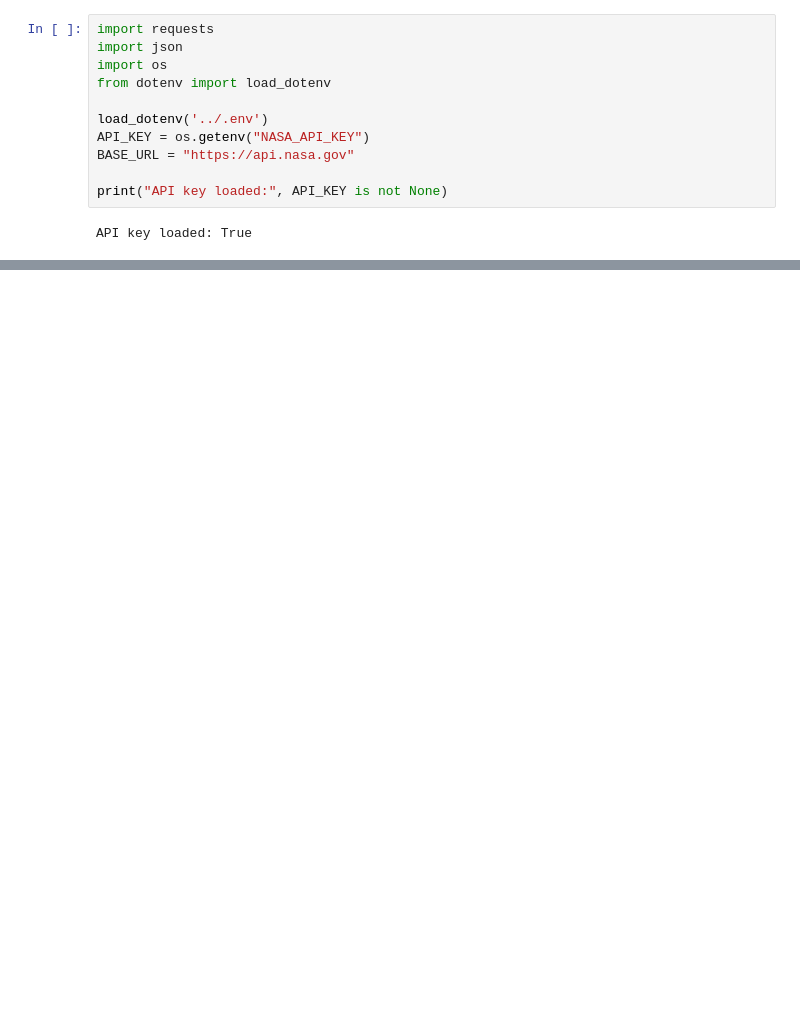
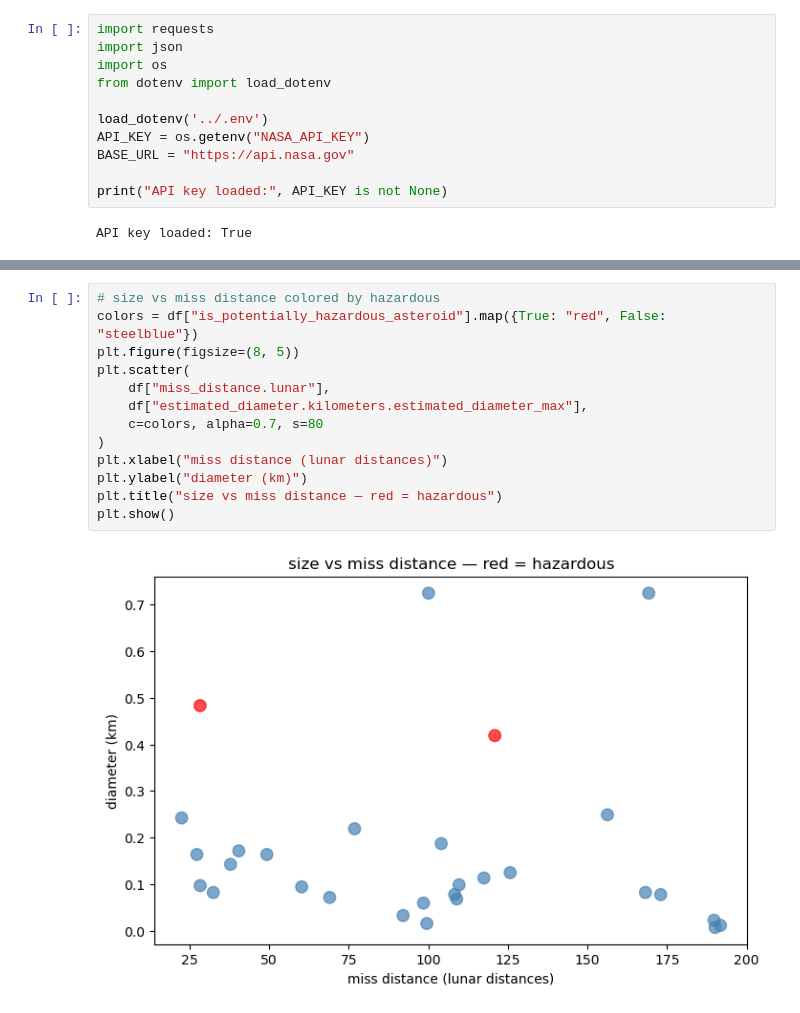
Before and after one commit to cvhuynh1777/nasa-data-lakehouse, a Jupyter notebook: notebooks/neo/01_neo_discovery.ipynb, the cells around one changed output, grey strips where cells are left out. Saved outputs shown, nothing was run; the diff lists cells and outputs as text; blank space fills up the shorter version.

```diff
--- a/notebooks/neo/01_neo_discovery.ipynb
+++ b/notebooks/neo/01_neo_discovery.ipynb
@@ -48,0 +358,15 @@ NameError: name 'first_asteroid' is not defined
+# %%
+# size vs miss distance colored by hazardous
+colors = df["is_potentially_hazardous_asteroid"].map({True: "red", False: "steelblue"})
+plt.figure(figsize=(8, 5))
+plt.scatter(
+    df["miss_distance.lunar"],
+    df["estimated_diameter.kilometers.estimated_diameter_max"],
+    c=colors, alpha=0.7, s=80
+)
+plt.xlabel("miss distance (lunar distances)")
+plt.ylabel("diameter (km)")
+plt.title("size vs miss distance — red = hazardous")
+plt.show()
+# %% [output]
+[figure, added]
```
Also changed, not shown: parts of 28 cells of this notebook, 5 other files.
